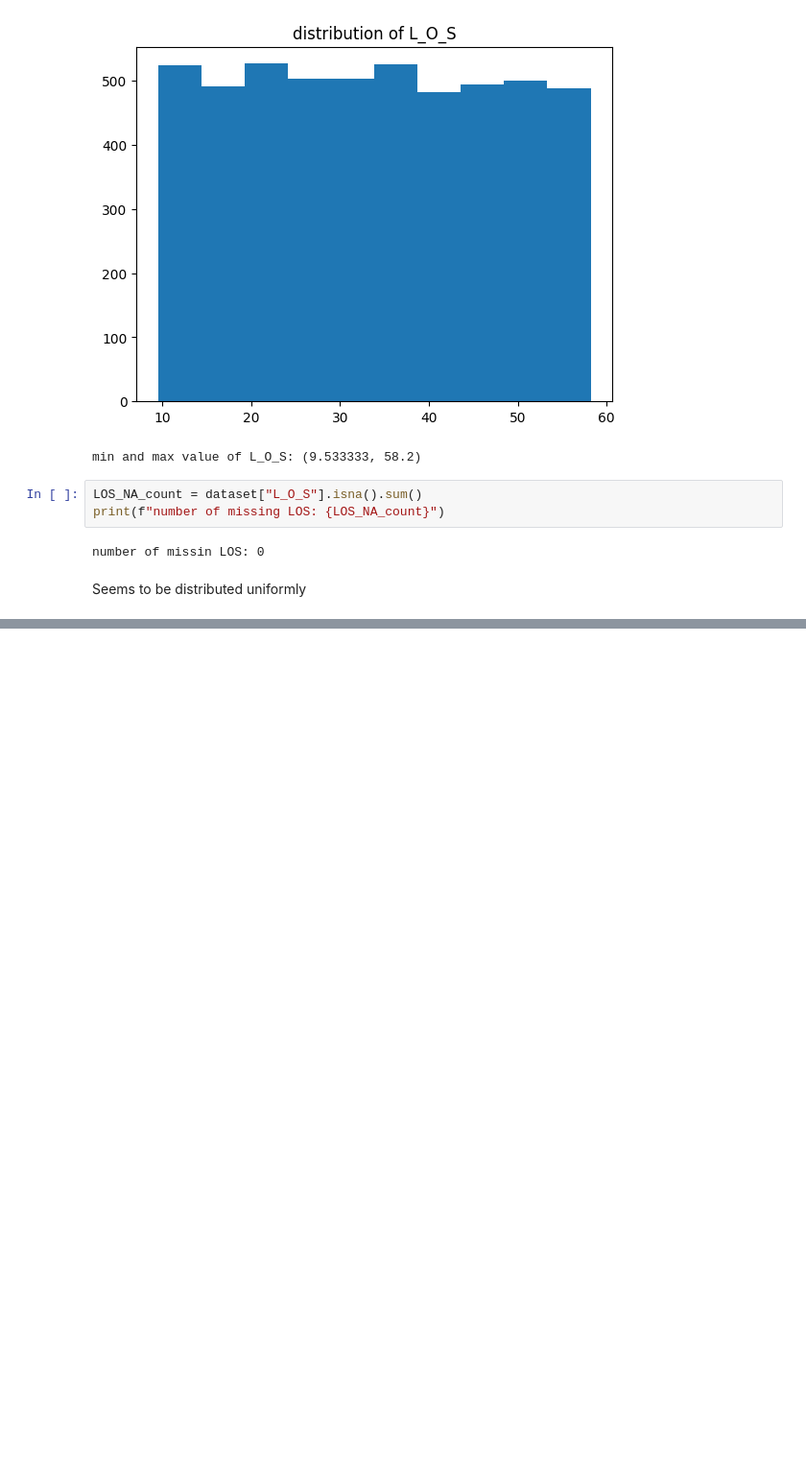
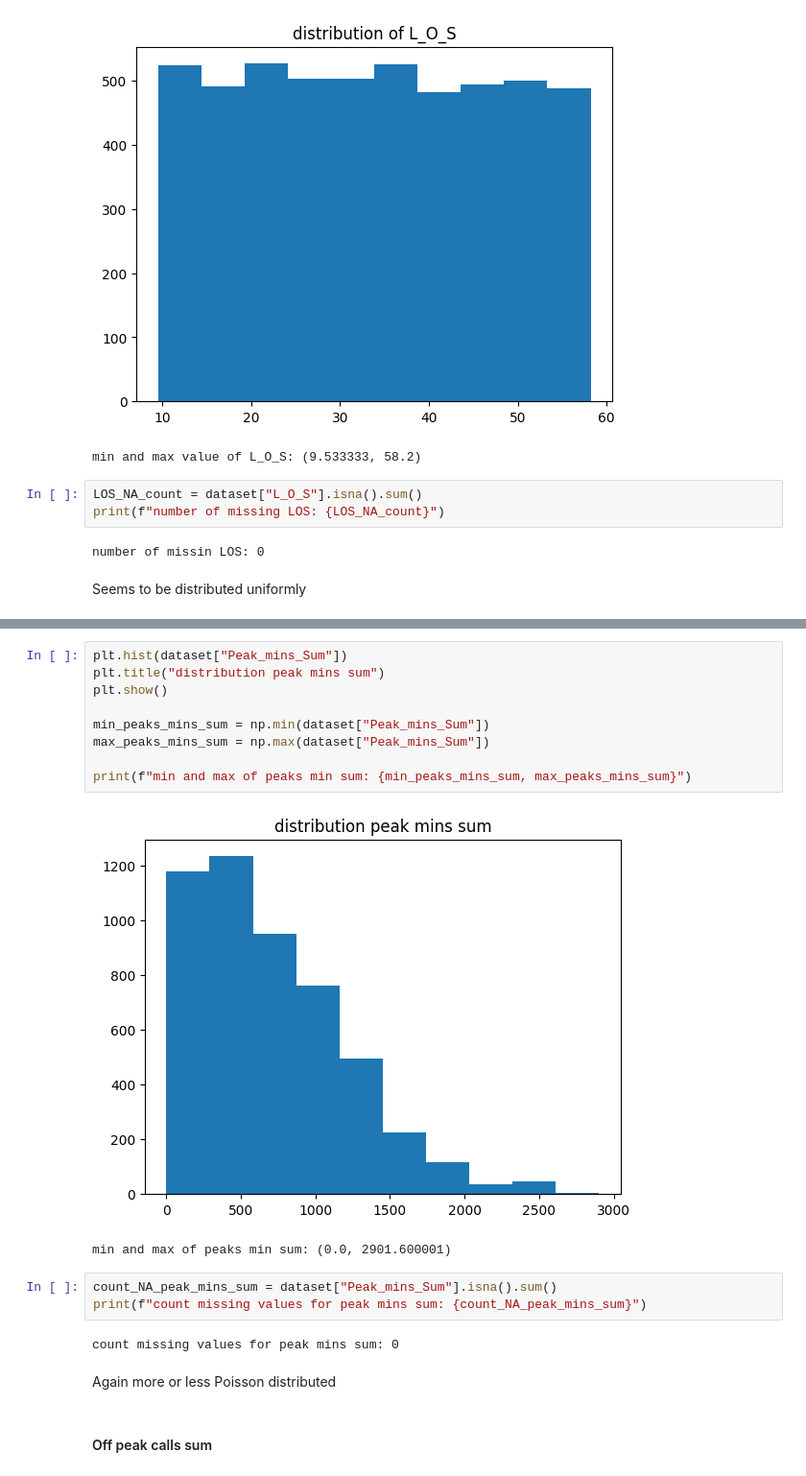
Before and after one commit to Yiannis7918/Advanced_Analytics_2024, a Jupyter notebook: Assignment_1/Scripts_Greg/Exploration_dataset.ipynb, the cells around one changed output, grey strips where cells are left out. Shown at 96% size. Saved outputs shown, nothing was run; the diff lists cells and outputs as text; blank space fills up the shorter version.

```diff
--- a/Assignment_1/Scripts_Greg/Exploration_dataset.ipynb
+++ b/Assignment_1/Scripts_Greg/Exploration_dataset.ipynb
@@ -274,0 +463,21 @@ Seems to be distributed uniformly
+# %%
+plt.hist(dataset["Peak_mins_Sum"])
+plt.title("distribution peak mins sum")
+plt.show()
+
+min_peaks_mins_sum = np.min(dataset["Peak_mins_Sum"])
+max_peaks_mins_sum = np.max(dataset["Peak_mins_Sum"])
+
+print(f"min and max of peaks min sum: {min_peaks_mins_sum, max_peaks_mins_sum}")
+# %% [output]
+[figure, added]
+min and max of peaks min sum: (0.0, 2901.600001)
+# %%
+count_NA_peak_mins_sum = dataset["Peak_mins_Sum"].isna().sum()
+print(f"count missing values for peak mins sum: {count_NA_peak_mins_sum}")
+# %% [output]
+count missing values for peak mins sum: 0
+# %% [markdown]
+Again more or less Poisson distributed
+# %% [markdown]
+<h4>Off peak calls sum </h4>
```
Also changed, not shown: parts of 26 cells of this notebook.
